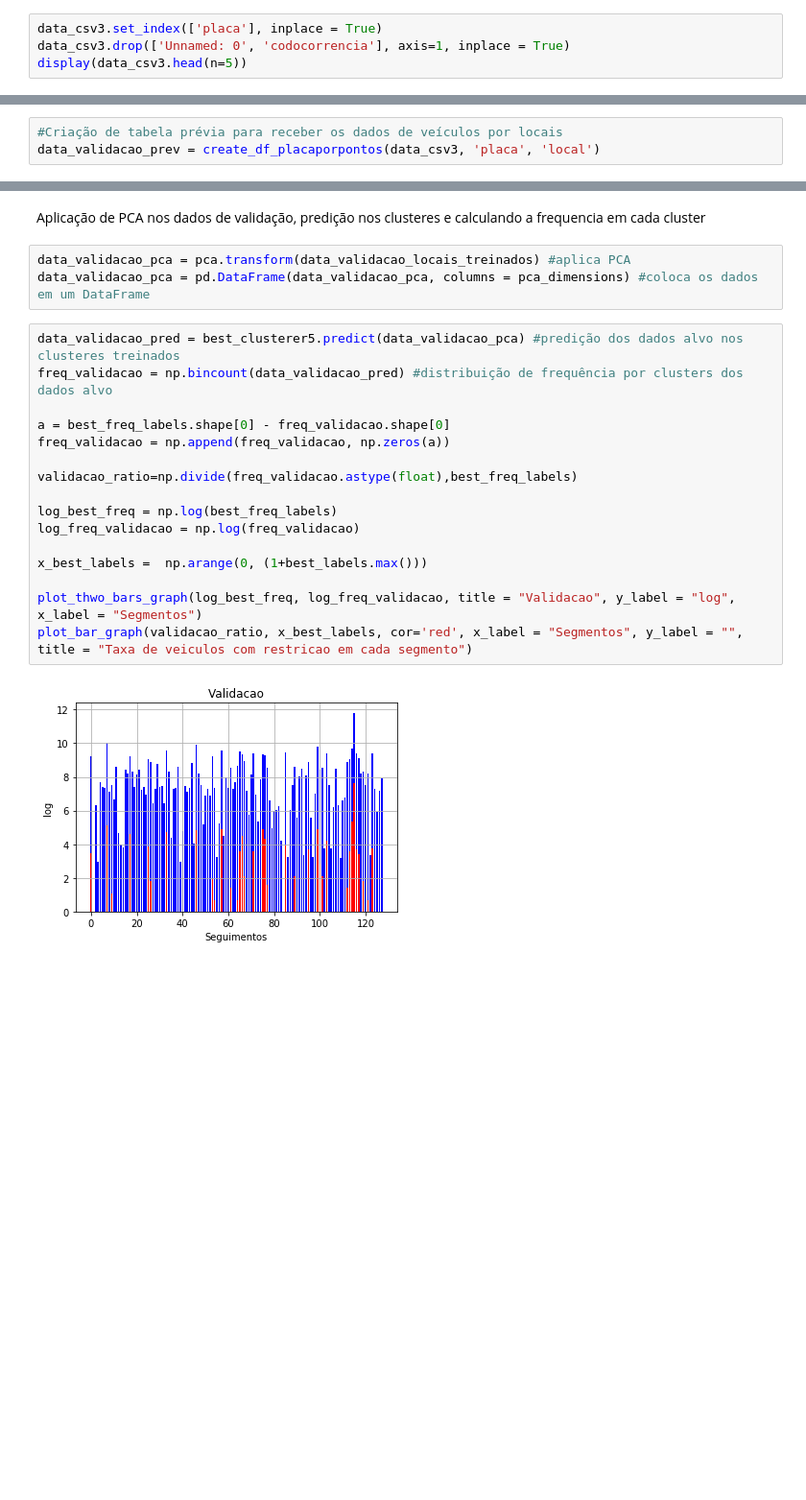
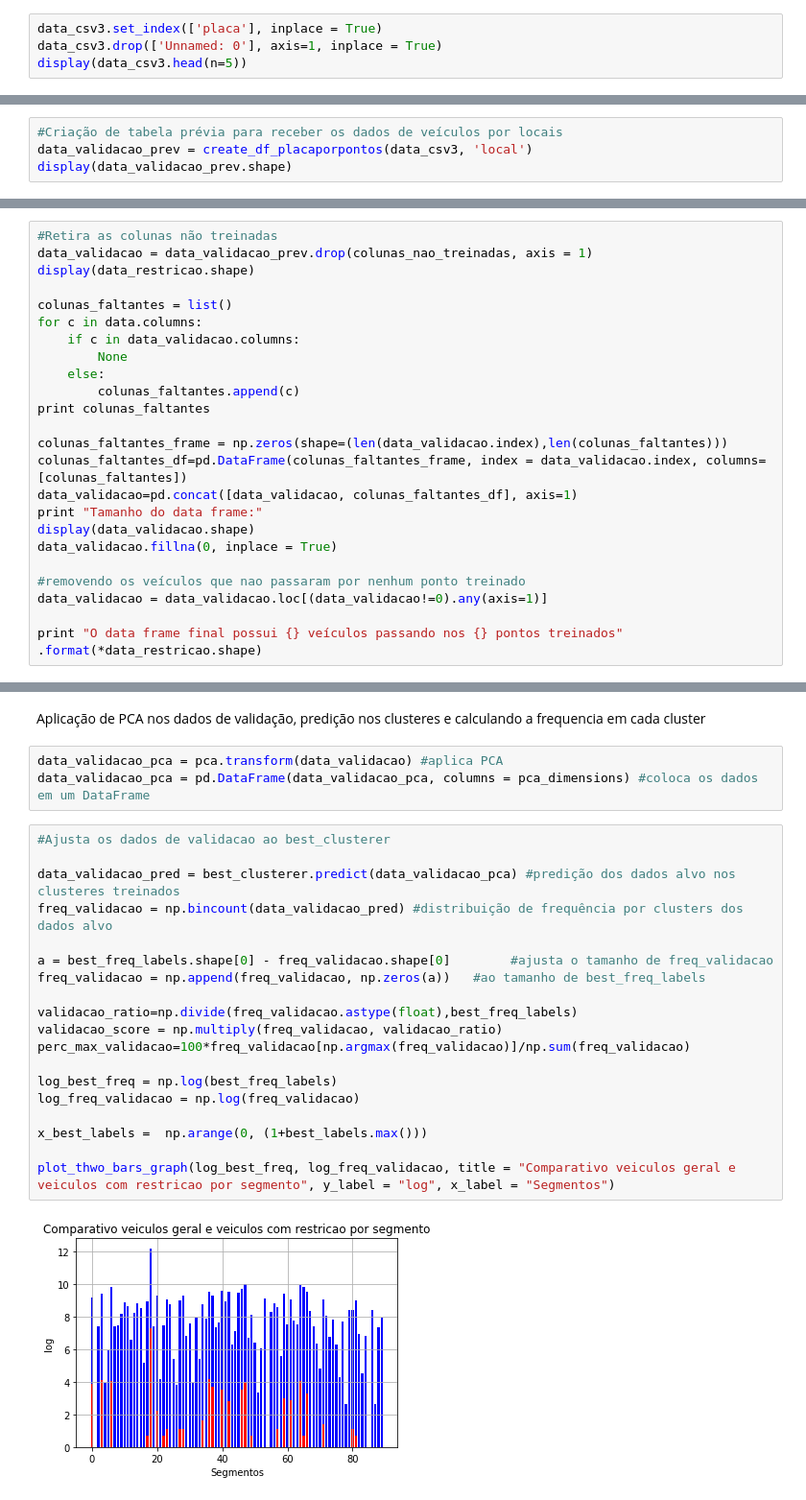
Before and after one commit to jessebr2/analise-rotas-veiculos-capstone-project, a Jupyter notebook: Analise_de_rotas_de_veiculos.ipynb, the cells around one changed output, grey strips where cells are left out. Shown at 96% size. Cells and saved outputs as stored; diff of their text form; blank space fills up the shorter version.

```diff
--- a/Analise_de_rotas_de_veiculos.ipynb
+++ b/Analise_de_rotas_de_veiculos.ipynb
@@ -628,6 +589,6 @@ data_csv3['count'].sum()
 # %%
 data_csv3.set_index(['placa'], inplace = True)
-data_csv3.drop(['Unnamed: 0', 'codocorrencia'], axis=1, inplace = True)
+data_csv3.drop(['Unnamed: 0'], axis=1, inplace = True)
 display(data_csv3.head(n=5))
 # %% [output]
 |  | count | local |
@@ -640,4 +601,5 @@ display(data_csv3.head(n=5))
 # %%
 #Criação de tabela prévia para receber os dados de veículos por locais
-data_validacao_prev = create_df_placaporpontos(data_csv3, 'placa', 'local')
+data_validacao_prev = create_df_placaporpontos(data_csv3, 'local')
+display(data_validacao_prev.shape)
 # %% [output]
@@ -670,0 +629,24 @@ print data_validacao_locais_treinados.shape
+# %%
+#Retira as colunas não treinadas
+data_validacao = data_validacao_prev.drop(colunas_nao_treinadas, axis = 1)
+display(data_restricao.shape)
+
+colunas_faltantes = list()
+for c in data.columns:
+    if c in data_validacao.columns:
+        None
+    else:
+        colunas_faltantes.append(c)
+print colunas_faltantes
+
+colunas_faltantes_frame = np.zeros(shape=(len(data_validacao.index),len(colunas_faltantes)))
+colunas_faltantes_df=pd.DataFrame(colunas_faltantes_frame, index = data_validacao.index, columns=[colunas_faltantes])
+data_validacao=pd.concat([data_validacao, colunas_faltantes_df], axis=1)
+print "Tamanho do data frame:"
+display(data_validacao.shape)
+data_validacao.fillna(0, inplace = True)
+
+#removendo os veículos que nao passaram por nenhum ponto treinado
+data_validacao = data_validacao.loc[(data_validacao!=0).any(axis=1)]
+
+print "O data frame final possui {} veículos passando nos {} pontos treinados" .format(*data_restricao.shape)
@@ -671,23 +659,26 @@ print data_validacao_locais_treinados.shape
 # %% [markdown]
 Aplicação de PCA nos dados de validação, predição nos clusteres e calculando a frequencia em cada cluster
 # %%
-data_validacao_pca = pca.transform(data_validacao_locais_treinados) #aplica PCA
+data_validacao_pca = pca.transform(data_validacao) #aplica PCA
 data_validacao_pca = pd.DataFrame(data_validacao_pca, columns = pca_dimensions) #coloca os dados em um DataFrame
 # %%
-data_validacao_pred = best_clusterer5.predict(data_validacao_pca) #predição dos dados alvo nos clusteres treinados
+#Ajusta os dados de validacao ao best_clusterer
+
+data_validacao_pred = best_clusterer.predict(data_validacao_pca) #predição dos dados alvo nos clusteres treinados
 freq_validacao = np.bincount(data_validacao_pred) #distribuição de frequência por clusters dos dados alvo
 
-a = best_freq_labels.shape[0] - freq_validacao.shape[0]
-freq_validacao = np.append(freq_validacao, np.zeros(a))
+a = best_freq_labels.shape[0] - freq_validacao.shape[0]        #ajusta o tamanho de freq_validacao
+freq_validacao = np.append(freq_validacao, np.zeros(a))   #ao tamanho de best_freq_labels
 
 validacao_ratio=np.divide(freq_validacao.astype(float),best_freq_labels)
+validacao_score = np.multiply(freq_validacao, validacao_ratio)
+perc_max_validacao=100*freq_validacao[np.argmax(freq_validacao)]/np.sum(freq_validacao)
 
 log_best_freq = np.log(best_freq_labels)
 log_freq_validacao = np.log(freq_validacao)
 
 x_best_labels =  np.arange(0, (1+best_labels.max()))
 
-plot_thwo_bars_graph(log_best_freq, log_freq_validacao, title = "Validacao", y_label = "log", x_label = "Segmentos")
-plot_bar_graph(validacao_ratio, x_best_labels, cor='red', x_label = "Segmentos", y_label = "", title = "Taxa de veiculos com restricao em cada segmento")
+plot_thwo_bars_graph(log_best_freq, log_freq_validacao, title = "Comparativo veiculos geral e veiculos com restricao por segmento", y_label = "log", x_label = "Segmentos")
 # %% [output]
-[figure, old version]
+[figure, new version]
```
Also changed, not shown: parts of 44 cells of this notebook.
